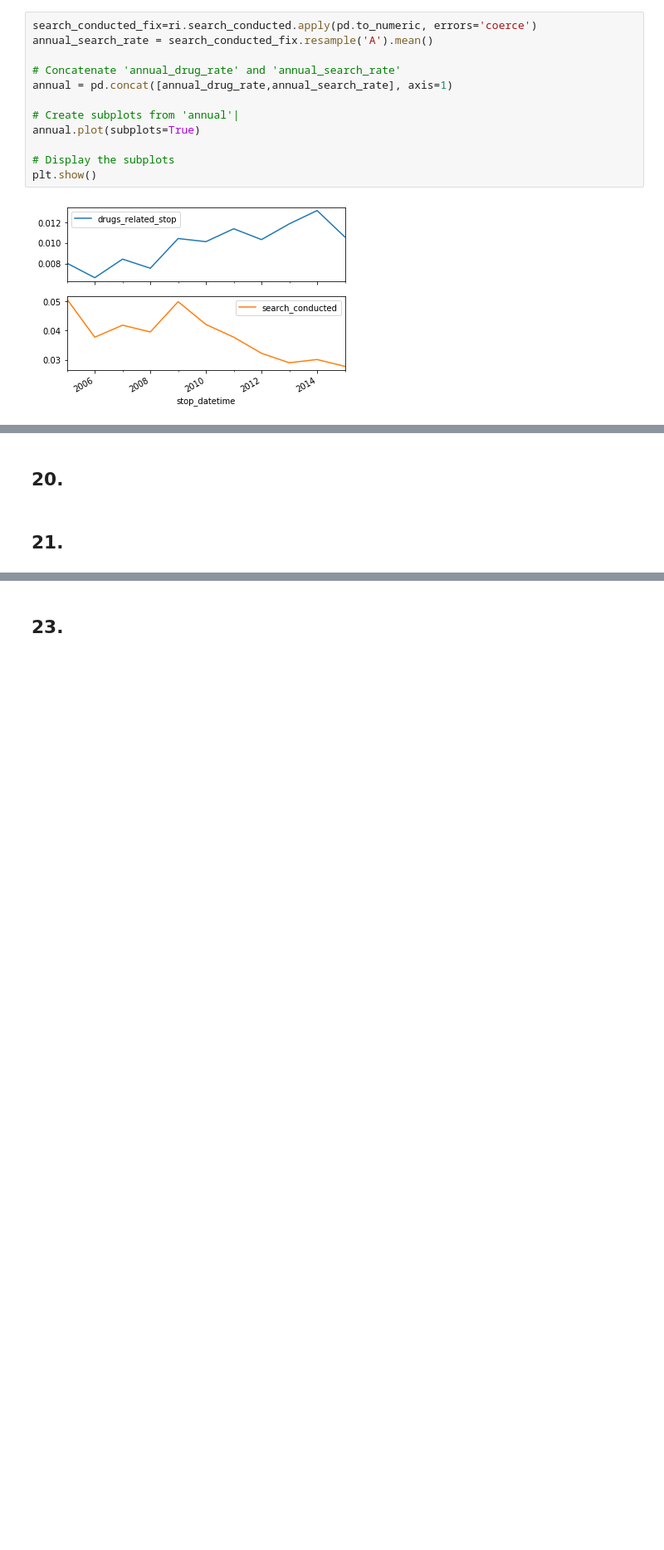
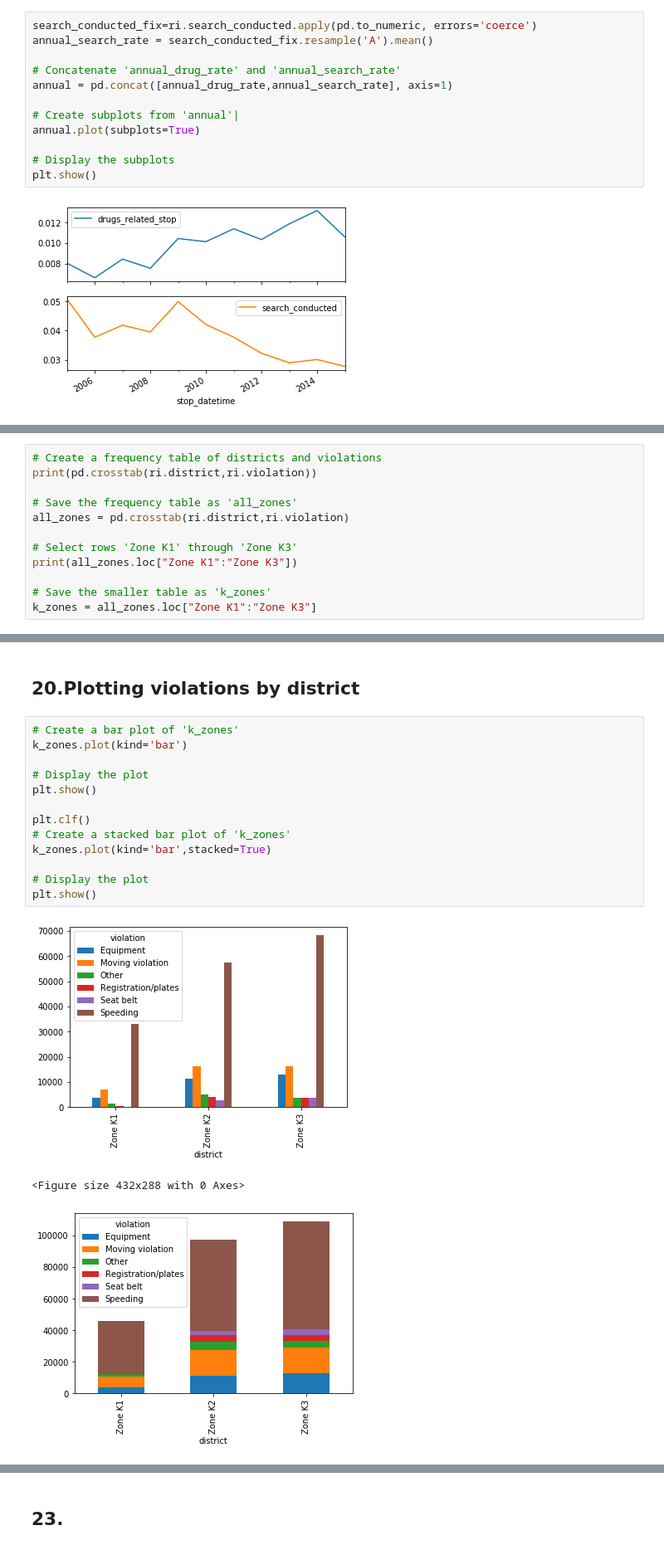
Before and after one commit to ArashMohsenijam/Jupiternotebook, a Jupyter notebook: The Open Policing Project.ipynb, the cells around one changed output, grey strips where cells are left out. Shown: that part at 83% size. Cells and saved outputs as stored; diff of their text form; blank space fills up the shorter version.

```diff
--- a/The Open Policing Project.ipynb
+++ b/The Open Policing Project.ipynb
@@ -447,0 +448,12 @@ plt.show()
+# %%
+# Create a frequency table of districts and violations
+print(pd.crosstab(ri.district,ri.violation))
+
+# Save the frequency table as 'all_zones'
+all_zones = pd.crosstab(ri.district,ri.violation)
+
+# Select rows 'Zone K1' through 'Zone K3'
+print(all_zones.loc["Zone K1":"Zone K3"])
+
+# Save the smaller table as 'k_zones'
+k_zones = all_zones.loc["Zone K1":"Zone K3"]
@@ -448,4 +478,19 @@ plt.show()
 # %% [markdown]
-## 20.
+## 20.Plotting violations by district
-# %% [markdown]
-## 21.
+# %%
+# Create a bar plot of 'k_zones'
+k_zones.plot(kind='bar')
+
+# Display the plot
+plt.show()
+
+plt.clf()
+# Create a stacked bar plot of 'k_zones'
+k_zones.plot(kind='bar',stacked=True)
+
+# Display the plot
+plt.show()
+# %% [output]
+[figure, added]
+<Figure size 432x288 with 0 Axes>
+[figure, added]
```
Also changed, not shown: parts of 6 cells of this notebook.
